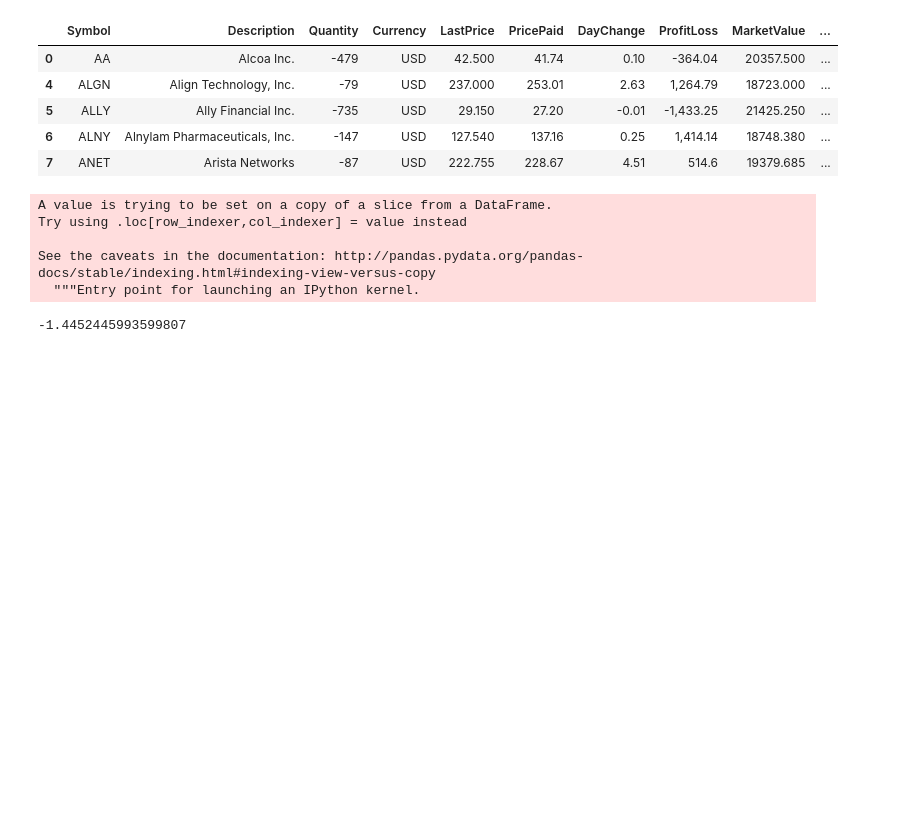
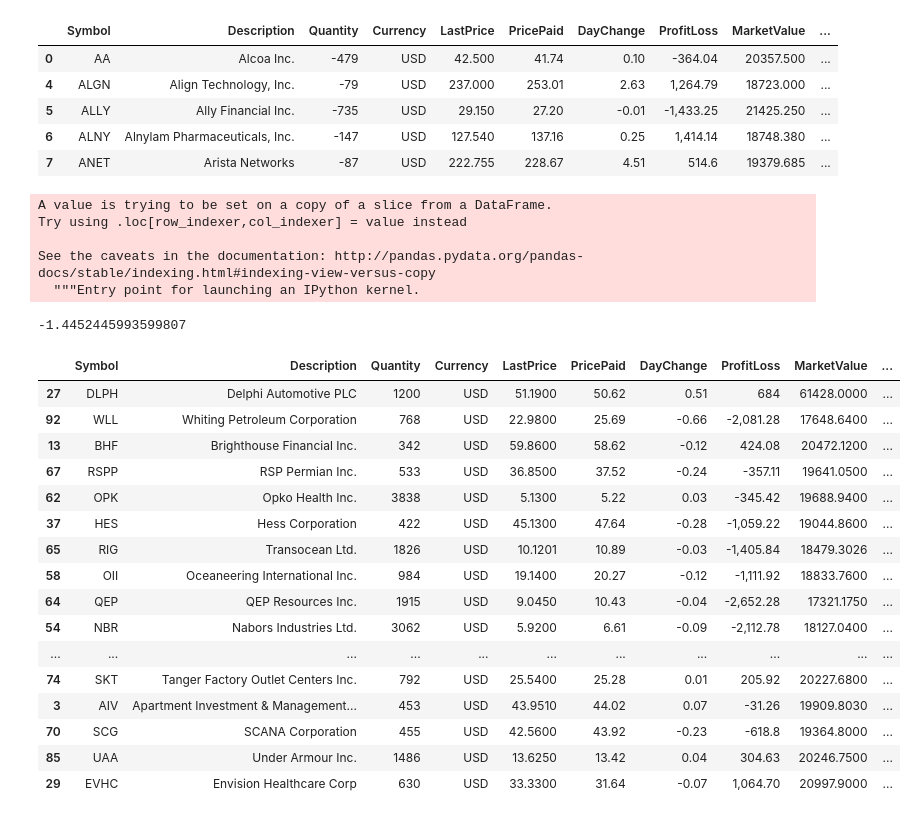
Before and after one commit to jillnue/cqa, a Jupyter notebook: beta/beta_contribution.ipynb, the cells around one changed output. Drawn from its saved outputs; the diff is of its cells as text; code cells hidden in the pictures; blank space fills up the shorter version.

```diff
--- a/beta/beta_contribution.ipynb
+++ b/beta/beta_contribution.ipynb
@@ -95,3 +95,23 @@ short_position.Beta_contribution.sum()
 long_position.sort('Beta_contribution', ascending = False).to_csv("long_beta_contri.csv")
 # %%
 short_position.sort('Beta_contribution', ascending = False).to_csv("short_beta_contri.csv")
+# %%
+long_position.sort('Beta_contribution', ascending = False)
+# %% [output]
+|  | Symbol | Description | Quantity | Currency | LastPrice | PricePaid | DayChange | ProfitLoss | MarketValue | ... |
+| 27 | DLPH | Delphi Automotive PLC | 1200 | USD | 51.1900 | 50.62 | 0.51 | 684 | 61428.0000 | ... |
+| 92 | WLL | Whiting Petroleum Corporation | 768 | USD | 22.9800 | 25.69 | -0.66 | -2,081.28 | 17648.6400 | ... |
+| 13 | BHF | Brighthouse Financial Inc. | 342 | USD | 59.8600 | 58.62 | -0.12 | 424.08 | 20472.1200 | ... |
+| 67 | RSPP | RSP Permian Inc. | 533 | USD | 36.8500 | 37.52 | -0.24 | -357.11 | 19641.0500 | ... |
+| 62 | OPK | Opko Health Inc. | 3838 | USD | 5.1300 | 5.22 | 0.03 | -345.42 | 19688.9400 | ... |
+| 37 | HES | Hess Corporation | 422 | USD | 45.1300 | 47.64 | -0.28 | -1,059.22 | 19044.8600 | ... |
+| 65 | RIG | Transocean Ltd. | 1826 | USD | 10.1201 | 10.89 | -0.03 | -1,405.84 | 18479.3026 | ... |
+| 58 | OII | Oceaneering International Inc. | 984 | USD | 19.1400 | 20.27 | -0.12 | -1,111.92 | 18833.7600 | ... |
+| 64 | QEP | QEP Resources Inc. | 1915 | USD | 9.0450 | 10.43 | -0.04 | -2,652.28 | 17321.1750 | ... |
+| 54 | NBR | Nabors Industries Ltd. | 3062 | USD | 5.9200 | 6.61 | -0.09 | -2,112.78 | 18127.0400 | ... |
+| ... | ... | ... | ... | ... | ... | ... | ... | ... | ... | ... |
+| 74 | SKT | Tanger Factory Outlet Centers Inc. | 792 | USD | 25.5400 | 25.28 | 0.01 | 205.92 | 20227.6800 | ... |
+| 3 | AIV | Apartment Investment & Management... | 453 | USD | 43.9510 | 44.02 | 0.07 | -31.26 | 19909.8030 | ... |
+| 70 | SCG | SCANA Corporation | 455 | USD | 42.5600 | 43.92 | -0.23 | -618.8 | 19364.8000 | ... |
+| 85 | UAA | Under Armour Inc. | 1486 | USD | 13.6250 | 13.42 | 0.04 | 304.63 | 20246.7500 | ... |
+| 29 | EVHC | Envision Healthcare Corp | 630 | USD | 33.3300 | 31.64 | -0.07 | 1,064.70 | 20997.9000 | ... |
```
Also changed, not shown: 1 other file.
